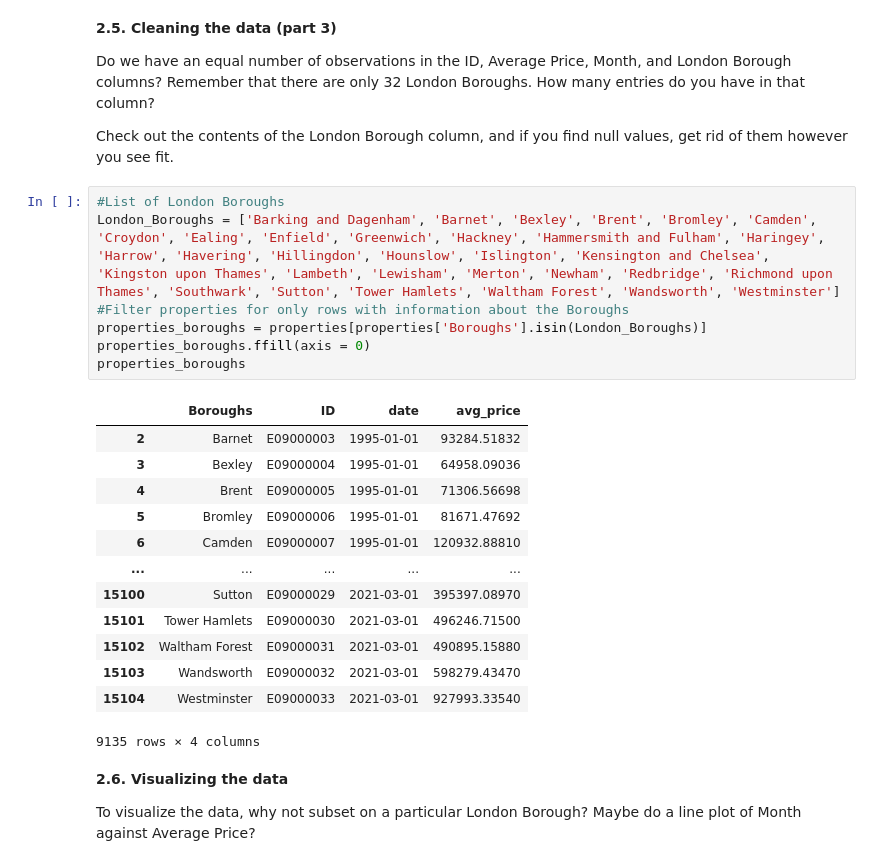
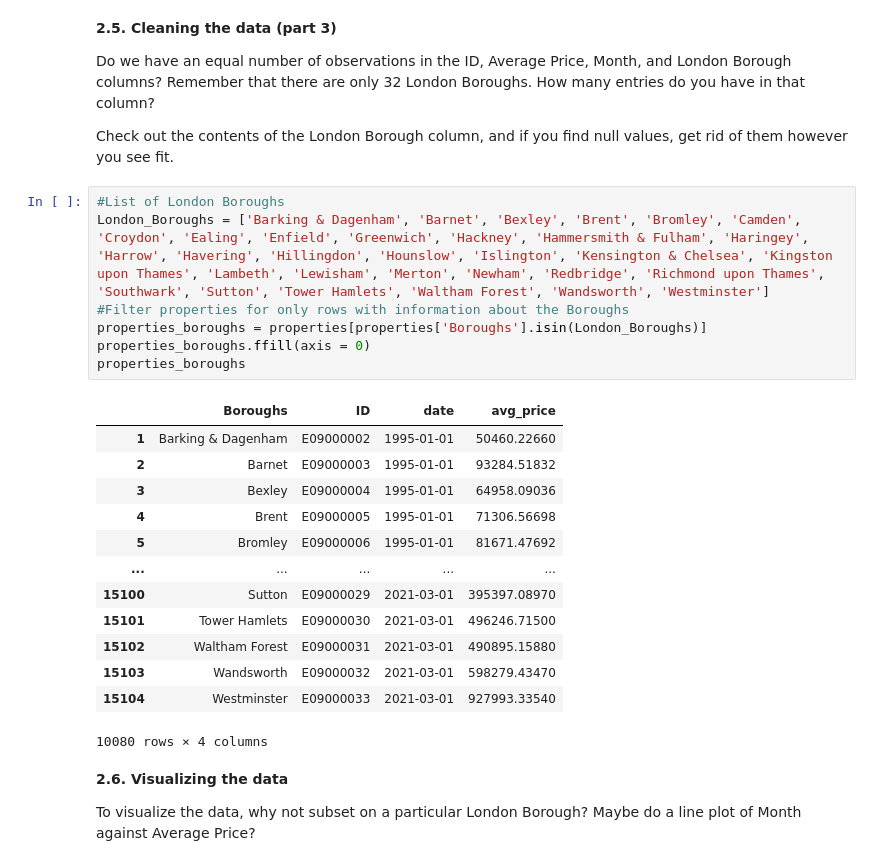
Before and after one commit to mlu004/SpringBoard-Projects, a Jupyter notebook: Unit 4 Challenge - Tier 3 (1).ipynb, the cells around one changed output. Cells and saved outputs as stored; diff of their text form.

```diff
--- a/Unit 4 Challenge - Tier 3 (1).ipynb
+++ b/Unit 4 Challenge - Tier 3 (1).ipynb
@@ -206,25 +206,25 @@ Do we have an equal number of observations in the ID, Average Price, Month, and
 Check out the contents of the London Borough column, and if you find null values, get rid of them however you see fit.
 # %%
 #List of London Boroughs
-London_Boroughs = ['Barking and Dagenham', 'Barnet', 'Bexley', 'Brent', 'Bromley', 'Camden', 'Croydon', 'Ealing', 'Enfield', 'Greenwich', 'Hackney', 'Hammersmith and Fulham', 'Haringey', 'Harrow', 'Havering', 'Hillingdon', 'Hounslow', 'Islington', 'Kensington and Chelsea', 'Kingston upon Thames', 'Lambeth', 'Lewisham', 'Merton', 'Newham', 'Redbridge', 'Richmond upon Thames', 'Southwark', 'Sutton', 'Tower Hamlets', 'Waltham Forest', 'Wandsworth', 'Westminster']
+London_Boroughs = ['Barking & Dagenham', 'Barnet', 'Bexley', 'Brent', 'Bromley', 'Camden', 'Croydon', 'Ealing', 'Enfield', 'Greenwich', 'Hackney', 'Hammersmith & Fulham', 'Haringey', 'Harrow', 'Havering', 'Hillingdon', 'Hounslow', 'Islington', 'Kensington & Chelsea', 'Kingston upon Thames', 'Lambeth', 'Lewisham', 'Merton', 'Newham', 'Redbridge', 'Richmond upon Thames', 'Southwark', 'Sutton', 'Tower Hamlets', 'Waltham Forest', 'Wandsworth', 'Westminster']
 #Filter properties for only rows with information about the Boroughs
 properties_boroughs = properties[properties['Boroughs'].isin(London_Boroughs)]
 properties_boroughs.ffill(axis = 0)
 properties_boroughs
 # %% [output]
 |  | Boroughs | ID | date | avg_price |
+| 1 | Barking & Dagenham | E09000002 | 1995-01-01 | 50460.22660 |
 | 2 | Barnet | E09000003 | 1995-01-01 | 93284.51832 |
 | 3 | Bexley | E09000004 | 1995-01-01 | 64958.09036 |
 | 4 | Brent | E09000005 | 1995-01-01 | 71306.56698 |
 | 5 | Bromley | E09000006 | 1995-01-01 | 81671.47692 |
-| 6 | Camden | E09000007 | 1995-01-01 | 120932.88810 |
 | ... | ... | ... | ... | ... |
 | 15100 | Sutton | E09000029 | 2021-03-01 | 395397.08970 |
 | 15101 | Tower Hamlets | E09000030 | 2021-03-01 | 496246.71500 |
 | 15102 | Waltham Forest | E09000031 | 2021-03-01 | 490895.15880 |
 | 15103 | Wandsworth | E09000032 | 2021-03-01 | 598279.43470 |
 | 15104 | Westminster | E09000033 | 2021-03-01 | 927993.33540 |
-9135 rows × 4 columns
+10080 rows × 4 columns
 # %% [markdown]
 **2.6. Visualizing the data**
 
```
Also changed, not shown: parts of 3 cells of this notebook.
